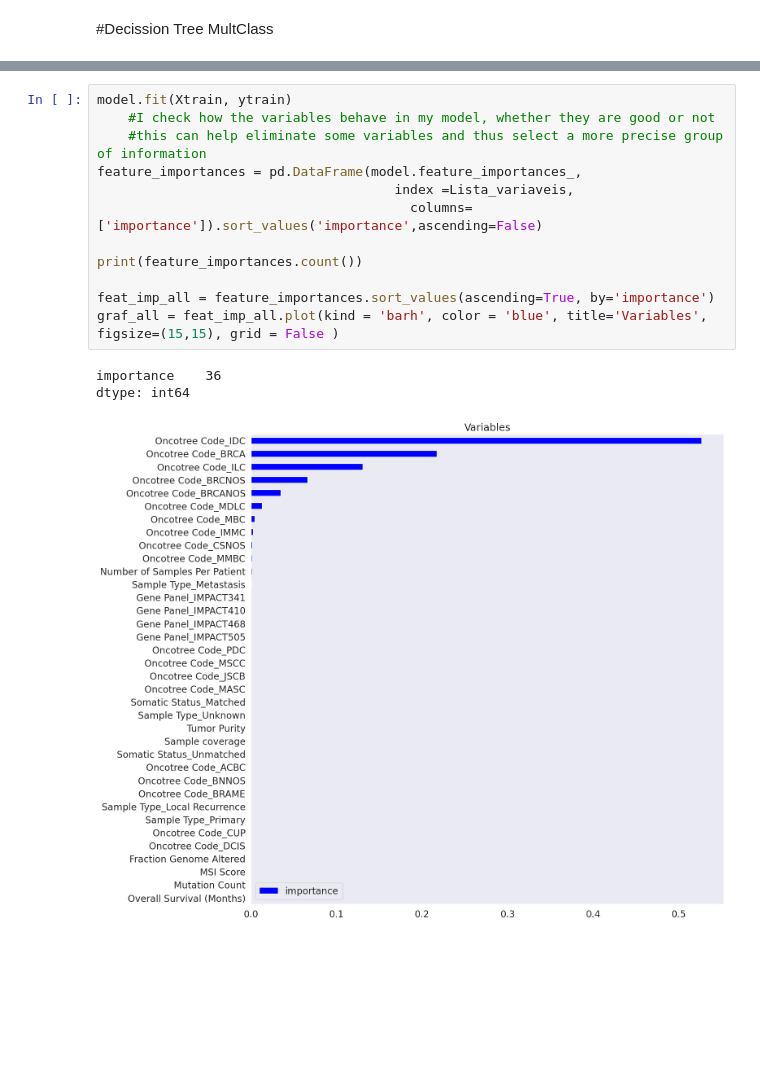
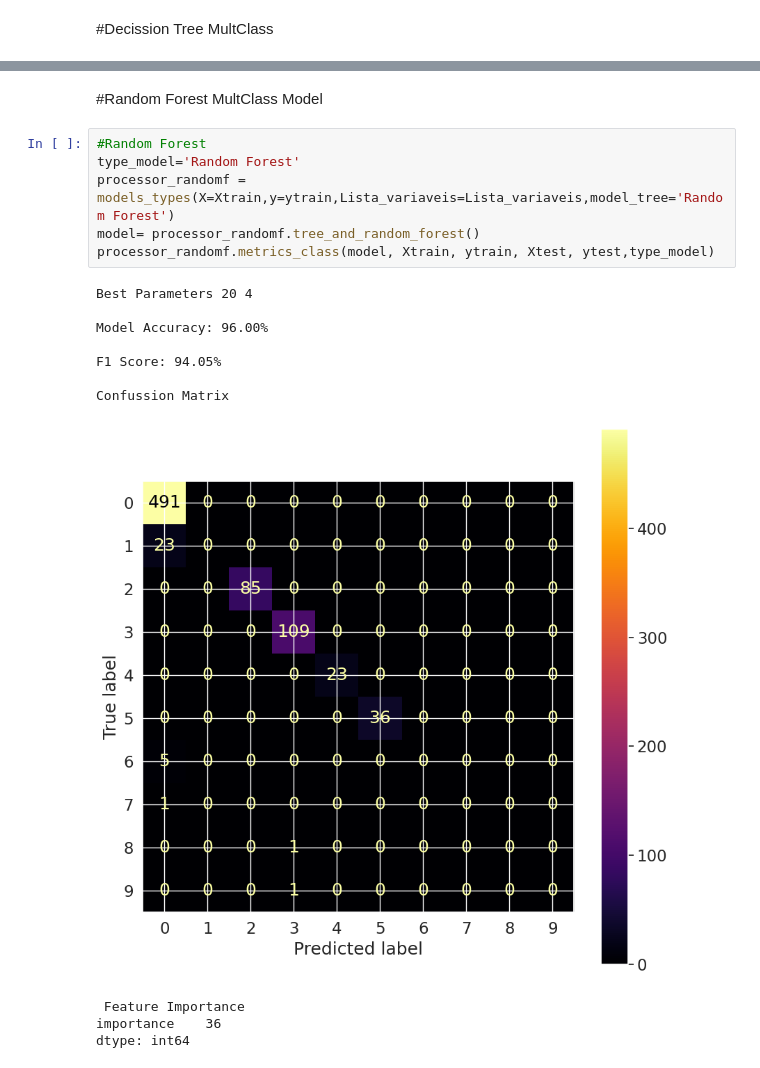
Before and after one commit to Fabio343/Data-Science-Appications, a Jupyter notebook: Models_Multclass.ipynb, the cells around one changed output, grey strips where cells are left out. Cells and saved outputs as stored; diff of their text form; blank space fills up the shorter version.

```diff
--- a/Models_Multclass.ipynb
+++ b/Models_Multclass.ipynb
@@ -575,16 +548,20 @@ Confussion Matrix
-# %%
-model.fit(Xtrain, ytrain)
-    #I check how the variables behave in my model, whether they are good or not
-    #this can help eliminate some variables and thus select a more precise group of information
-feature_importances = pd.DataFrame(model.feature_importances_,
-                                      index =Lista_variaveis,
-                                        columns=['importance']).sort_values('importance',ascending=False)
-
-print(feature_importances.count())
-
-feat_imp_all = feature_importances.sort_values(ascending=True, by='importance')
-graf_all = feat_imp_all.plot(kind = 'barh', color = 'blue', title='Variables', figsize=(15,15), grid = False )
-# %% [output]
-importance    36
-dtype: int64
-[figure, removed]
+# %% [markdown]
+#Random Forest MultClass Model
+# %%
+#Random Forest
+type_model='Random Forest'
+processor_randomf = models_types(X=Xtrain,y=ytrain,Lista_variaveis=Lista_variaveis,model_tree='Random Forest')
+model= processor_randomf.tree_and_random_forest()
+processor_randomf.metrics_class(model, Xtrain, ytrain, Xtest, ytest,type_model)
+# %% [output]
+Best Parameters 20 4
+
+Model Accuracy: 96.00%
+
+F1 Score: 94.05%
+
+Confussion Matrix
+[figure, added]
+ Feature Importance
+importance    36
+dtype: int64
```
Also changed, not shown: parts of 13 cells of this notebook.
